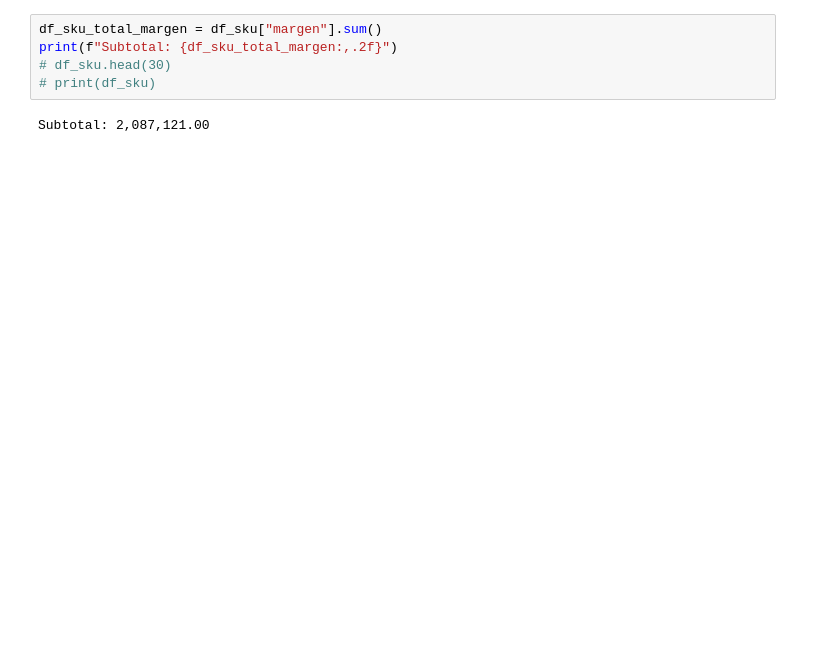
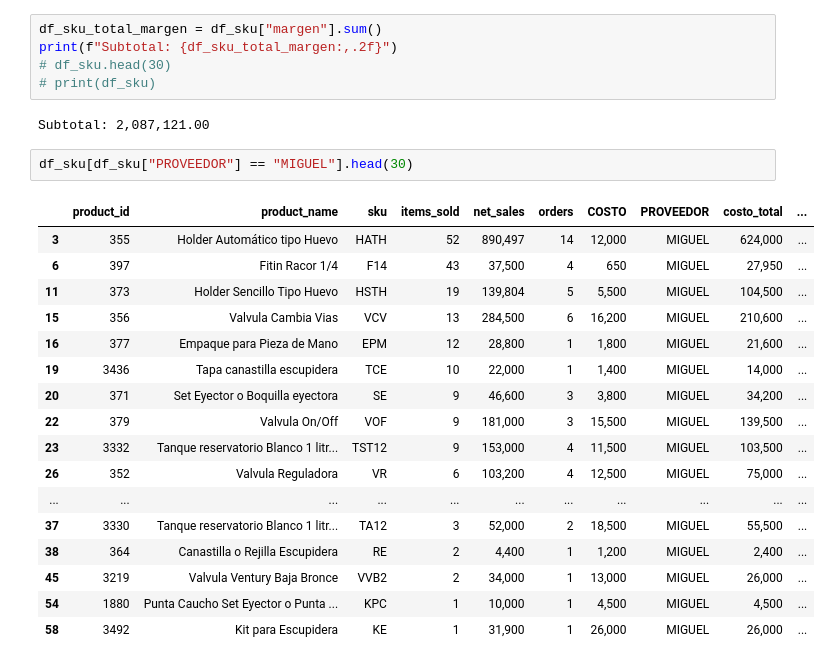
Before and after one commit to miguladg/woocommerce-lookup-table-check, a Jupyter notebook: Supplier Repor products.ipynb, the cells around one changed output. Saved outputs shown, nothing was run; the diff lists cells and outputs as text; blank space fills up the shorter version.

```diff
--- a/Supplier Repor products.ipynb
+++ b/Supplier Repor products.ipynb
@@ -358,6 +358,26 @@ print(f"Subtotal: {df_sku_total_margen:,.2f}")
 # print(df_sku)
 # %% [output]
 Subtotal: 2,087,121.00
+# %%
+df_sku[df_sku["PROVEEDOR"] == "MIGUEL"].head(30)
+# %% [output]
+|  | product_id | product_name | sku | items_sold | net_sales | orders | COSTO | PROVEEDOR | costo_total | ... |
+| 3 | 355 | Holder Automático tipo Huevo | HATH | 52 | 890,497 | 14 | 12,000 | MIGUEL | 624,000 | ... |
+| 6 | 397 | Fitin Racor 1/4 | F14 | 43 | 37,500 | 4 | 650 | MIGUEL | 27,950 | ... |
+| 11 | 373 | Holder Sencillo Tipo Huevo | HSTH | 19 | 139,804 | 5 | 5,500 | MIGUEL | 104,500 | ... |
+| 15 | 356 | Valvula Cambia Vias | VCV | 13 | 284,500 | 6 | 16,200 | MIGUEL | 210,600 | ... |
+| 16 | 377 | Empaque para Pieza de Mano | EPM | 12 | 28,800 | 1 | 1,800 | MIGUEL | 21,600 | ... |
+| 19 | 3436 | Tapa canastilla escupidera | TCE | 10 | 22,000 | 1 | 1,400 | MIGUEL | 14,000 | ... |
+| 20 | 371 | Set Eyector o Boquilla eyectora | SE | 9 | 46,600 | 3 | 3,800 | MIGUEL | 34,200 | ... |
+| 22 | 379 | Valvula On/Off | VOF | 9 | 181,000 | 3 | 15,500 | MIGUEL | 139,500 | ... |
+| 23 | 3332 | Tanque reservatorio Blanco 1 litr... | TST12 | 9 | 153,000 | 4 | 11,500 | MIGUEL | 103,500 | ... |
+| 26 | 352 | Valvula Reguladora | VR | 6 | 103,200 | 4 | 12,500 | MIGUEL | 75,000 | ... |
+| ... | ... | ... | ... | ... | ... | ... | ... | ... | ... | ... |
+| 37 | 3330 | Tanque reservatorio Blanco 1 litr... | TA12 | 3 | 52,000 | 2 | 18,500 | MIGUEL | 55,500 | ... |
+| 38 | 364 | Canastilla o Rejilla Escupidera | RE | 2 | 4,400 | 1 | 1,200 | MIGUEL | 2,400 | ... |
+| 45 | 3219 | Valvula Ventury Baja Bronce | VVB2 | 2 | 34,000 | 1 | 13,000 | MIGUEL | 26,000 | ... |
+| 54 | 1880 | Punta Caucho Set Eyector o Punta ... | KPC | 1 | 10,000 | 1 | 4,500 | MIGUEL | 4,500 | ... |
+| 58 | 3492 | Kit para Escupidera | KE | 1 | 31,900 | 1 | 26,000 | MIGUEL | 26,000 | ... |
 # %%
 # Exact match
 df_sku[df_sku["PROVEEDOR"] == "MIGUEL"][["net_sales", "costo_total", "margen"]].sum()
```
Also changed, not shown: parts of 4 cells of this notebook, 3 other files.
